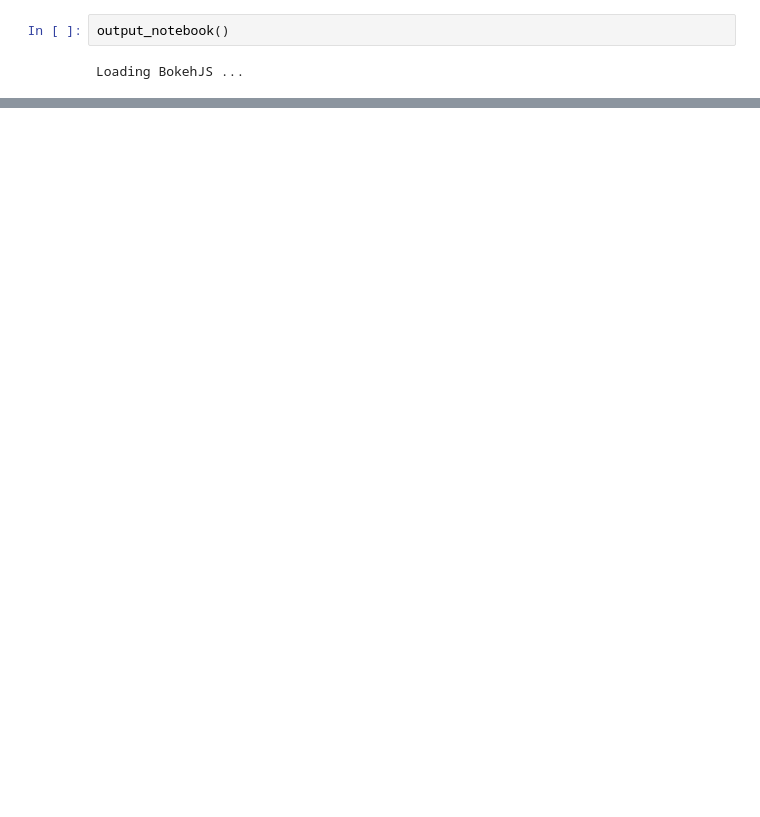
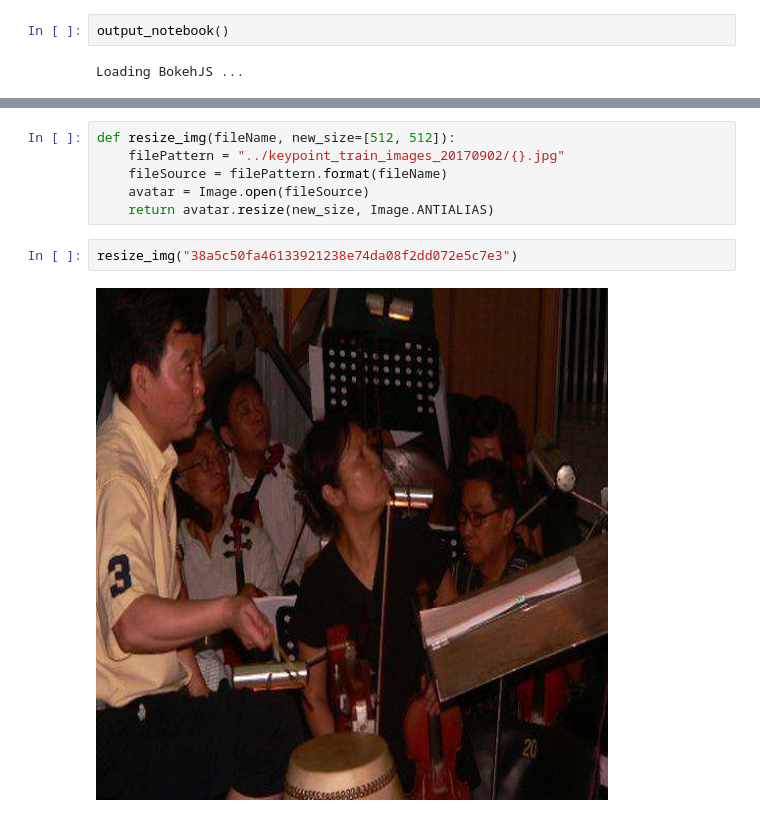
Before and after one commit to benbenlijie/human_pose_estimation, a Jupyter notebook: Structure-Aware Test.ipynb, the cells around one changed output, grey strips where cells are left out. Saved outputs shown, nothing was run; the diff lists cells and outputs as text; blank space fills up the shorter version.

```diff
--- a/Structure-Aware Test.ipynb
+++ b/Structure-Aware Test.ipynb
@@ -19 +73,11 @@ img_size = [220, 220, 3]
+# %%
+def resize_img(fileName, new_size=[512, 512]):
+    filePattern = "../keypoint_train_images_20170902/{}.jpg"
+    fileSource = filePattern.format(fileName)
+    avatar = Image.open(fileSource)
+    return avatar.resize(new_size, Image.ANTIALIAS)
+# %%
+resize_img("38a5c50fa46133921238e74da08f2dd072e5c7e3")
+# %% [output]
+[figure, added]
 # %%
```
Also changed, not shown: parts of 12 cells of this notebook, 51 other files.
